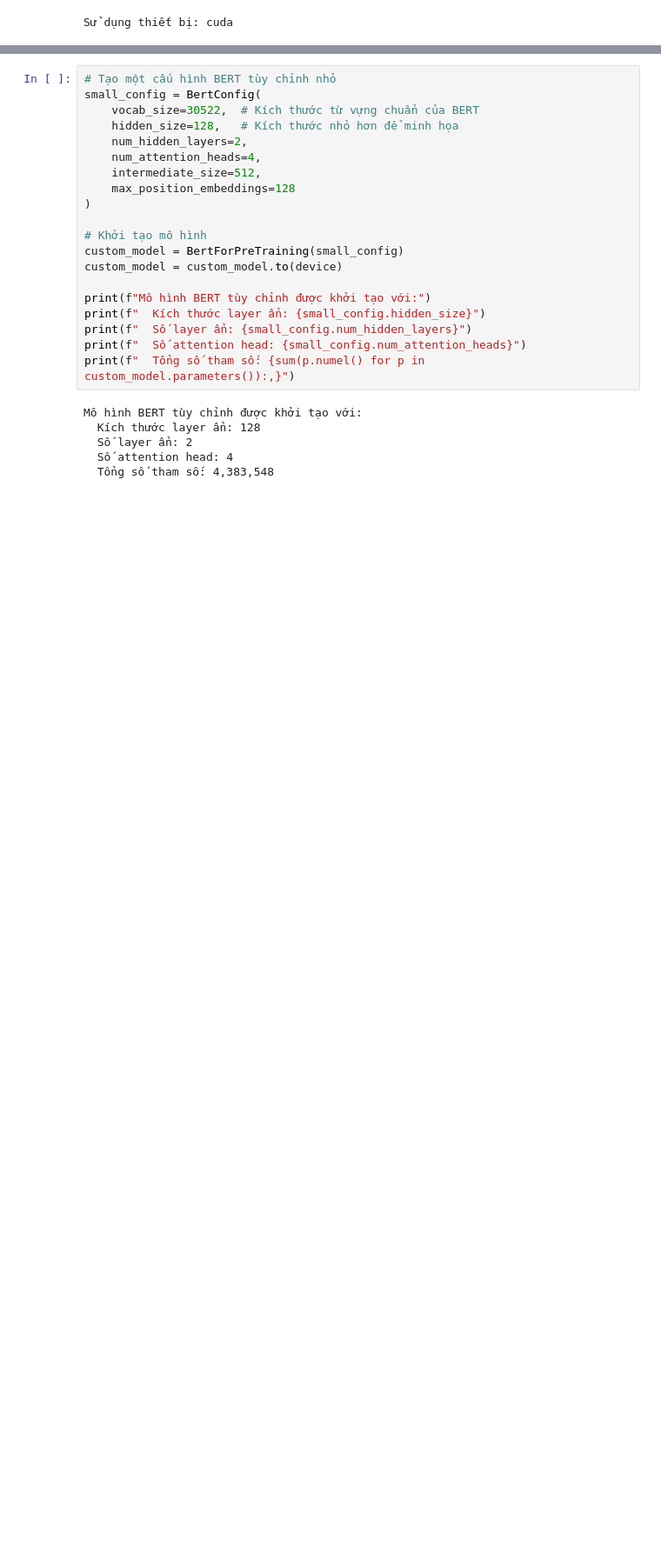
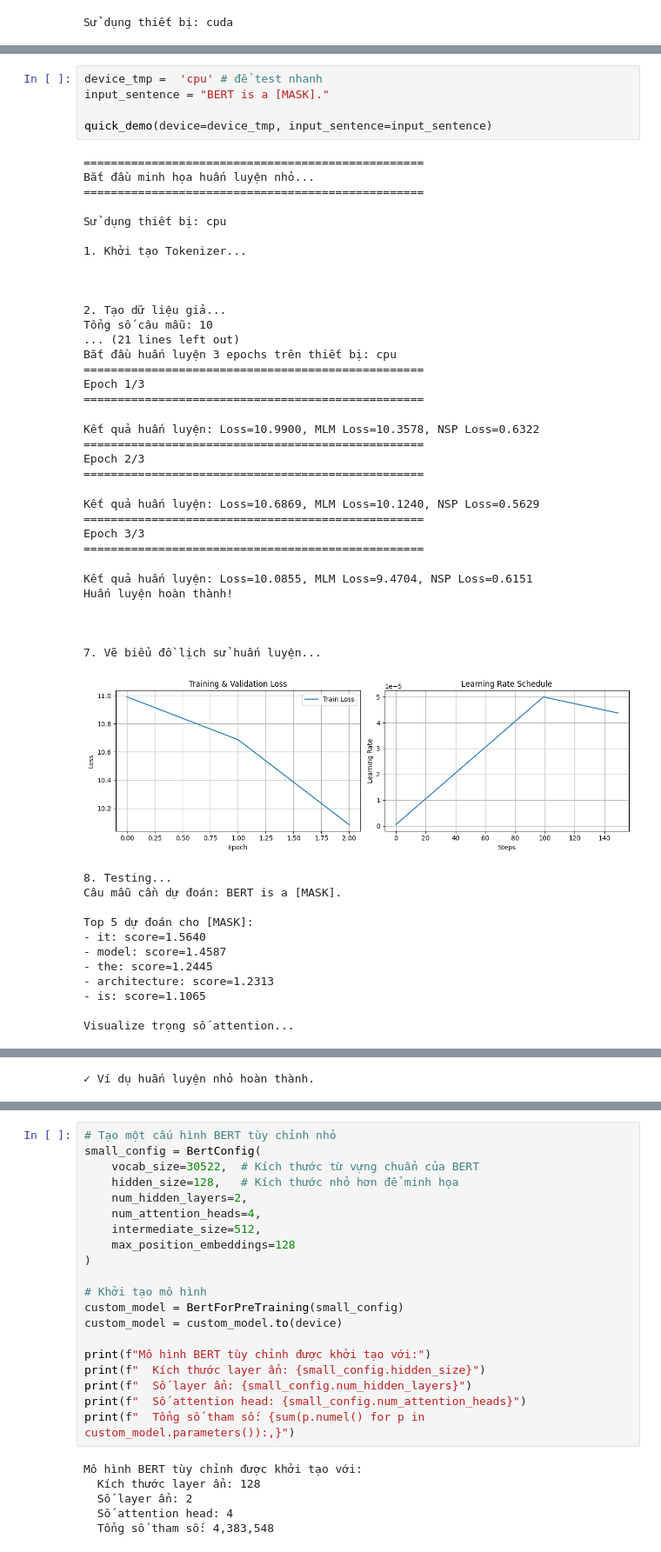
Before and after one commit to khoaoe/HCMUS-MathAI-Final-BERT, a Jupyter notebook: code/bert_application.ipynb, the cells around one changed output, grey strips where cells are left out. Shown at 87% size. Saved outputs shown, nothing was run; the diff lists cells and outputs as text; blank space fills up the shorter version.

```diff
--- a/code/bert_application.ipynb
+++ b/code/bert_application.ipynb
@@ -116,0 +118,49 @@ Kích thước logits NSP: torch.Size([4, 2])
+# %%
+device_tmp =  'cpu' # để test nhanh
+input_sentence = "BERT is a [MASK]."
+
+quick_demo(device=device_tmp, input_sentence=input_sentence)
+# %% [output]
+==================================================
+Bắt đầu minh họa huấn luyện nhỏ...
+==================================================
+
+Sử dụng thiết bị: cpu
+
+1. Khởi tạo Tokenizer...
+
+
+
+2. Tạo dữ liệu giả...
+Tổng số câu mẫu: 10
+... (21 lines left out)
+Bắt đầu huấn luyện 3 epochs trên thiết bị: cpu
+==================================================
+Epoch 1/3
+==================================================
+Kết quả huấn luyện: Loss=10.9900, MLM Loss=10.3578, NSP Loss=0.6322
+==================================================
+Epoch 2/3
+==================================================
+Kết quả huấn luyện: Loss=10.6869, MLM Loss=10.1240, NSP Loss=0.5629
+==================================================
+Epoch 3/3
+==================================================
+Kết quả huấn luyện: Loss=10.0855, MLM Loss=9.4704, NSP Loss=0.6151
+Huấn luyện hoàn thành!
+
+
+
+7. Vẽ biểu đồ lịch sử huấn luyện...
+[figure, added]
+8. Testing...
+Câu mẫu cần dự đoán: BERT is a [MASK].
+
+Top 5 dự đoán cho [MASK]:
+- it: score=1.5640
+- model: score=1.4587
+- the: score=1.2445
+- architecture: score=1.2313
+- is: score=1.1065
+
+Visualize trọng số attention...
@@ -117 +168,2 @@ Kích thước logits NSP: torch.Size([4, 2])
+✓ Ví dụ huấn luyện nhỏ hoàn thành.
 # %% [markdown]
```
Also changed, not shown: parts of 16 cells of this notebook, 1 other file.
